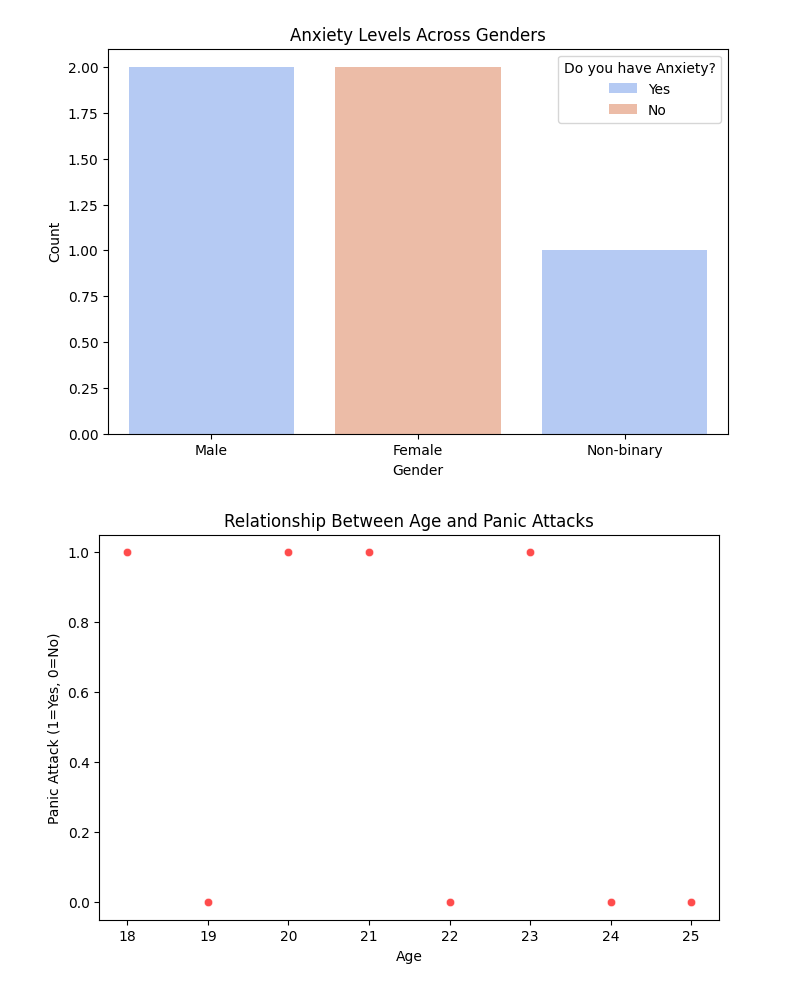
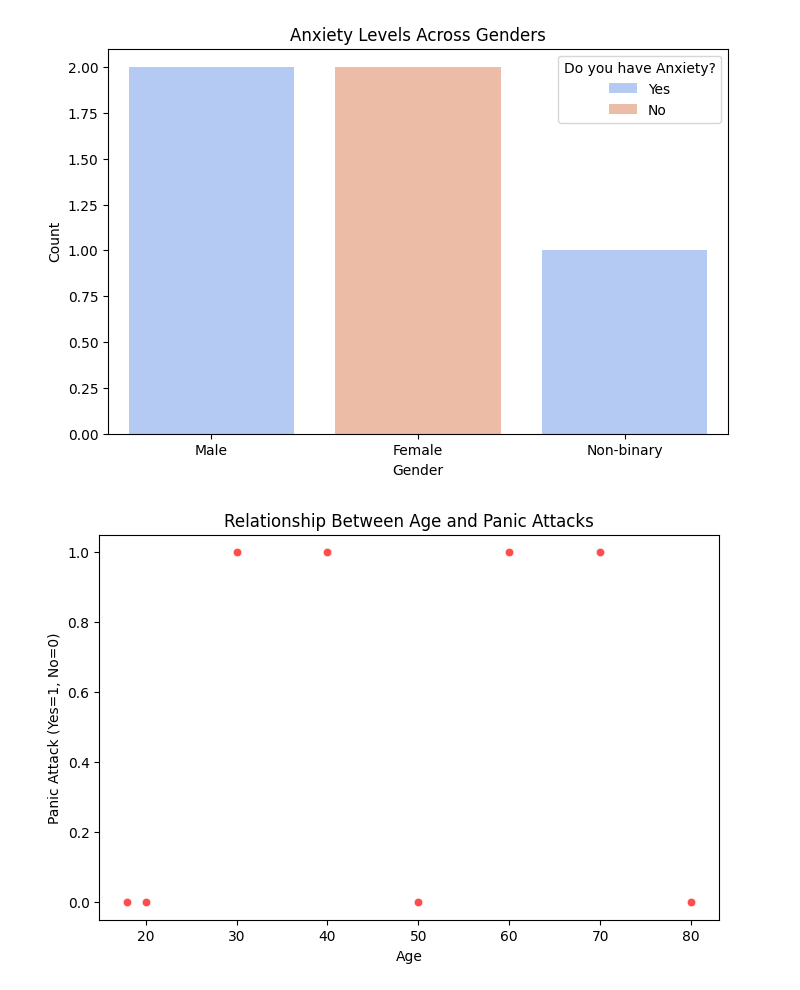
Before and after one commit to illyesa/Bootcamp_GENAI_Fev2025, a Jupyter notebook: ExerciceXPW2D4.ipynb, the cells around one changed output. Cells and saved outputs as stored; diff of their text form; code cells hidden in the pictures.

```diff
--- a/ExerciceXPW2D4.ipynb
+++ b/ExerciceXPW2D4.ipynb
@@ -92,17 +88,17 @@ plt.show()
 # %% [output]
 [figure]
 # %%
-# Exercise 6: Scatter Plot for Age vs Panic Attacks
-data = {"Age": [18, 19, 20, 21, 22, 23, 24, 25],
-        "Do you have Panic Attacks?": ["Yes", "No", "Yes", "Yes", "No", "Yes", "No", "No"]}
+# Exercise 6:
+data = {"Age": [18, 20, 30, 40, 50, 60, 70, 80],
+        "Do you have Panic Attacks?": ["No", "No", "Yes", "Yes", "No", "Yes", "Yes", "No"]}
 df = pd.DataFrame(data)
 df["Panic_Attack"] = df["Do you have Panic Attacks?"].map({"Yes": 1, "No": 0})
 
 plt.figure(figsize=(8,5))
 sns.scatterplot(x=df["Age"], y=df["Panic_Attack"], color='red', alpha=0.7)
 plt.xlabel("Age")
-plt.ylabel("Panic Attack (1=Yes, 0=No)")
+plt.ylabel("Panic Attack (Yes=1, No=0)")
 plt.title("Relationship Between Age and Panic Attacks")
 plt.show()
 # %% [output]
-[figure, old version]
+[figure, new version]
```
Also changed, not shown: parts of 5 cells of this notebook.
